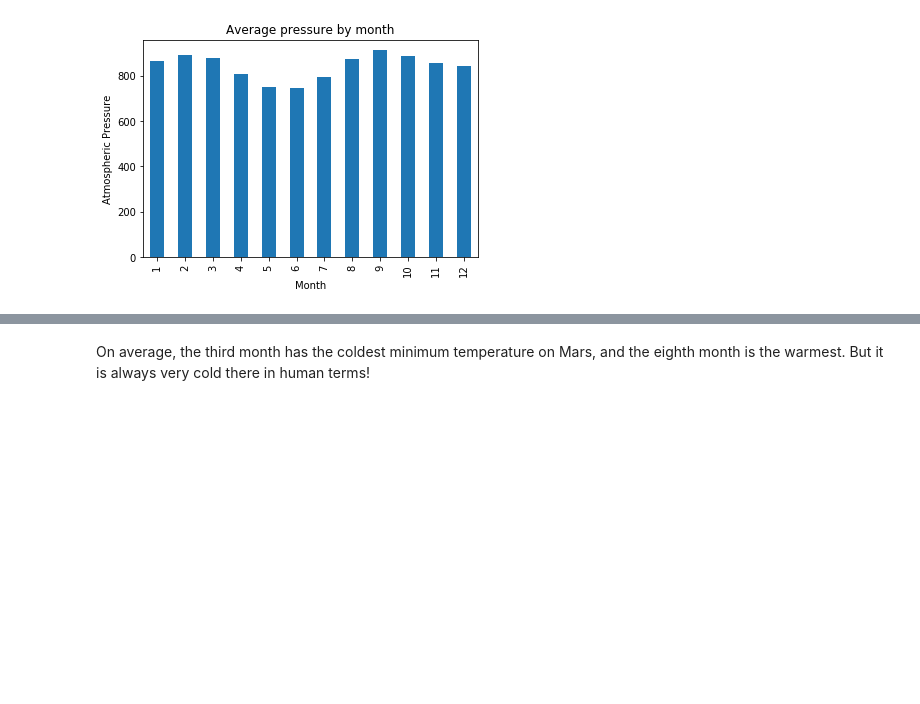
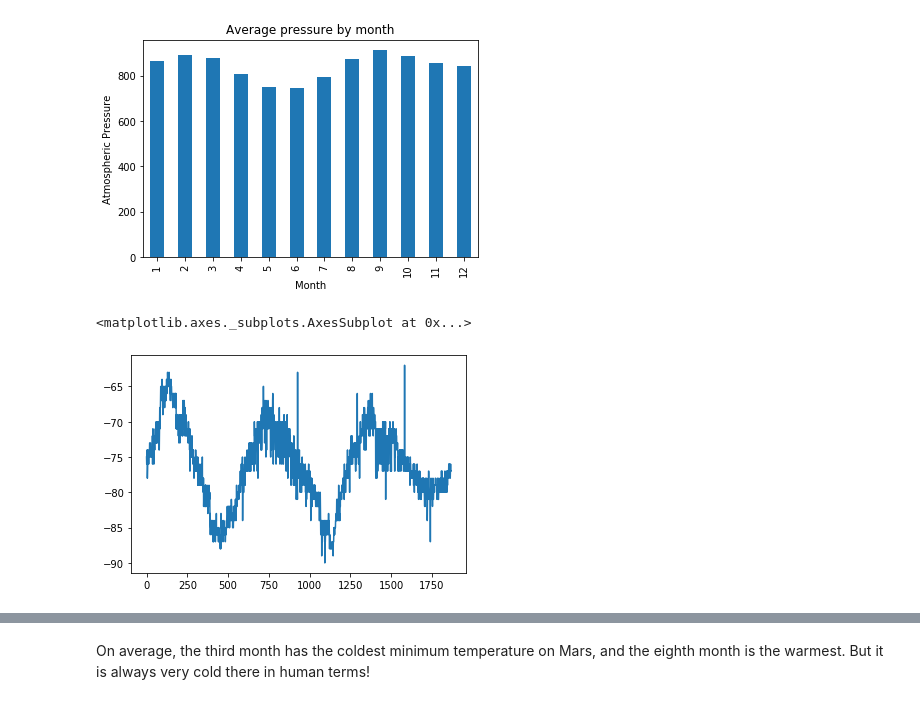
Before and after one commit to mukhran/Web_scrapping_data_analysis, a Jupyter notebook: part_2_mars_weather.ipynb, the cells around one changed output, grey strips where cells are left out. Saved outputs shown, nothing was run; the diff lists cells and outputs as text; code cells hidden in the pictures; blank space fills up the shorter version.

```diff
--- a/part_2_mars_weather.ipynb
+++ b/part_2_mars_weather.ipynb
@@ -293,2 +291,10 @@ plt.show()
+# %%
+#martian days #
+5. How many terrestrial (earth) days are there in a Martian year?
+
+df['min_temp'].plot()
+# %% [output]
+<matplotlib.axes._subplots.AxesSubplot at 0x...>
+[figure, added]
 # %%
 # 5. How many terrestrial (earth) days are there in a Martian year?
```
Also changed, not shown: parts of 6 cells of this notebook, 1 other file.
